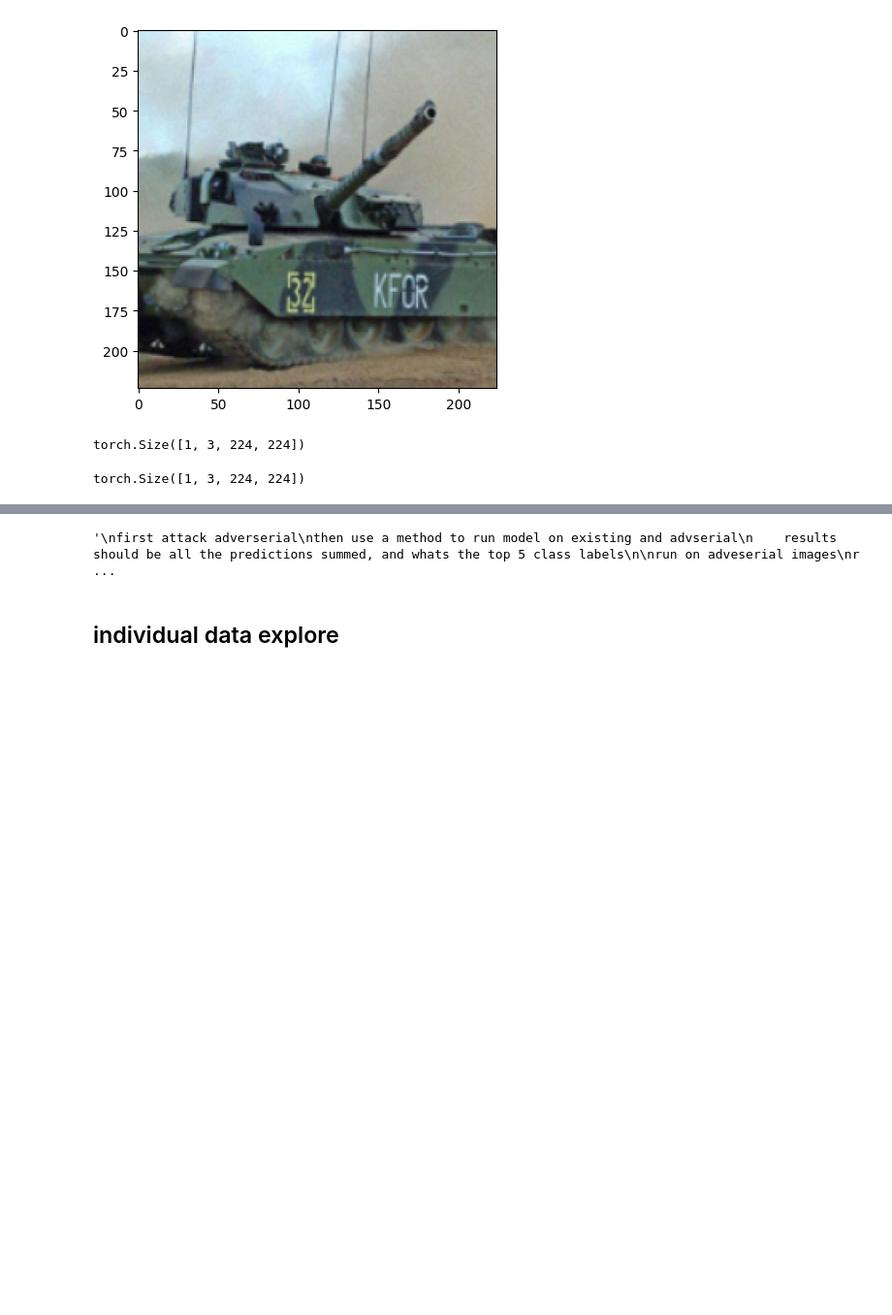
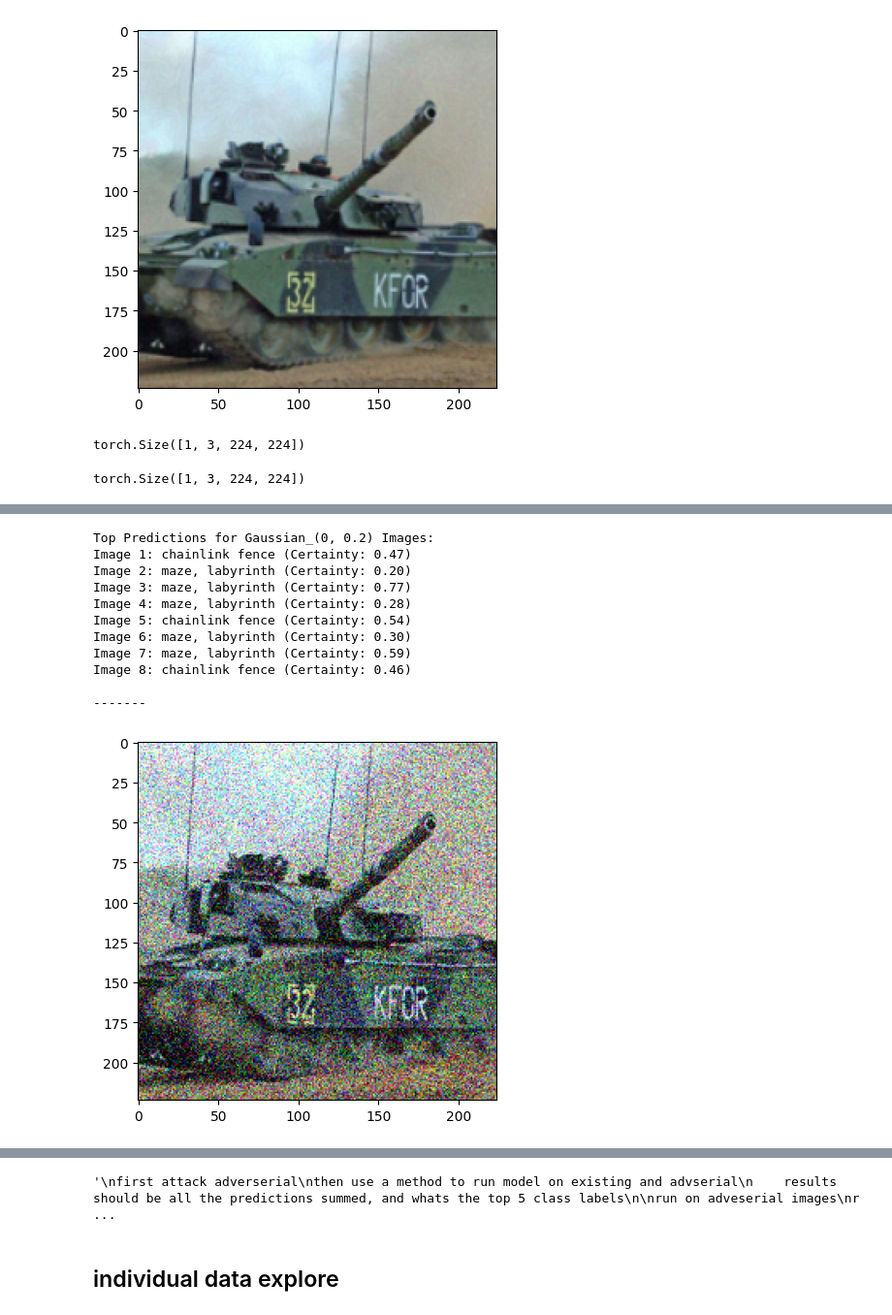
Before and after one commit to jtv199/CV-Adverserial-attacks, a Jupyter notebook: fgsm-i copy.ipynb, the cells around one changed output, grey strips where cells are left out. Shown at 97% size. Cells and saved outputs as stored; diff of their text form; code cells hidden in the pictures; blank space fills up the shorter version.

```diff
--- a/fgsm-i copy.ipynb
+++ b/fgsm-i copy.ipynb
@@ -279,6 +279,7 @@ class ImageProcessor:
             "processed": [],
             "adversarial": []
         }
+        self.ssim_value ={}
         self.loss_dict = {}
 
     def batch_images(self,image_list):
@@ -301,6 +302,8 @@ class ImageProcessor:
             loss = criterion(output, self.class_index)
             losses.append(loss.item())
         self.loss_dict[image_key] = losses
+
+        return losses
 
     def display_images(self, album: str, image_number: Union[int, List[int]]):
         """
@@ -353,11 +356,12 @@ class ImageProcessor:
             for img in self.image_data[image_key]
         ]
 
-    def random_padding(self, image_key, padding=10, size=224):
+    def random_padding(self, image_key, min_padding=0, max_padding=10):
         if image_key not in self.image_data:
             raise ValueError(f"{image_key} not found in image data.")
-        random_pad = random_padding(padding=padding, size=size)
-        self.image_data[image_key] = [random_pad(img) for img in self.image_data[image_key]]
+        padding_size = torch.randint(min_padding, max_padding, (4,)).tolist()  # Randomly choose padding sizes for each side (left, top, right, bottom)
+        pad_transform = transforms.Pad(padding_size)
+        self.image_data[image_key] = [pad_transform(img) for img in self.image_data[image_key]]
 
 
     # def bit_depth_reduction(self, image_key):
@@ -390,5 +394,8 @@ class ImageProcessor:
 
-        return state.metrics['ssim']
+        ssim_value = state.metrics['ssim']
+        self.ssim_value[(image_key1, image_key2)] = ssim_value
+
+        return ssim_value
 
 
 
@@ -548,0 +673,15 @@ tank_images.compare_albums('compress', 'processed')
+# %%
+run(tests[8])
+# %% [output]
+Top Predictions for Gaussian_(0, 0.2) Images:
+Image 1: chainlink fence (Certainty: 0.47)
+Image 2: maze, labyrinth (Certainty: 0.20)
+Image 3: maze, labyrinth (Certainty: 0.77)
+Image 4: maze, labyrinth (Certainty: 0.28)
+Image 5: chainlink fence (Certainty: 0.54)
+Image 6: maze, labyrinth (Certainty: 0.30)
+Image 7: maze, labyrinth (Certainty: 0.59)
+Image 8: chainlink fence (Certainty: 0.46)
+
+-------
+[figure, added]
```
Also changed, not shown: parts of 14 cells of this notebook.
